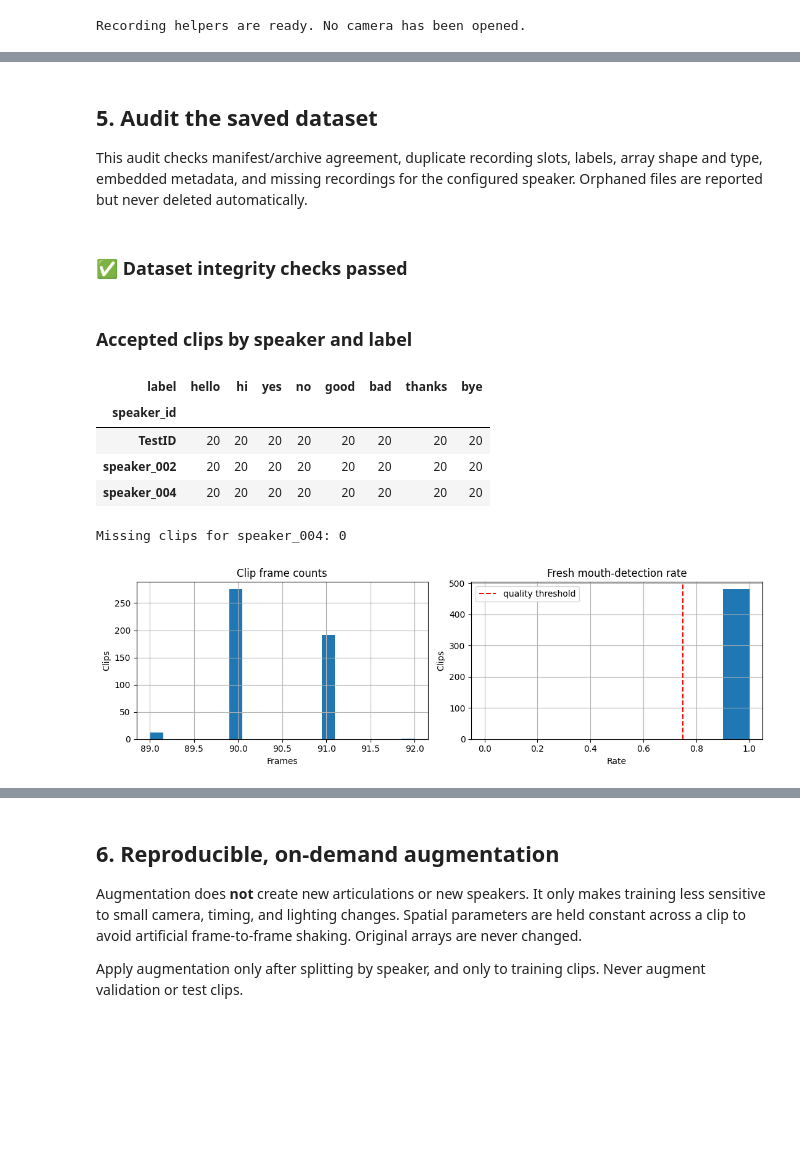
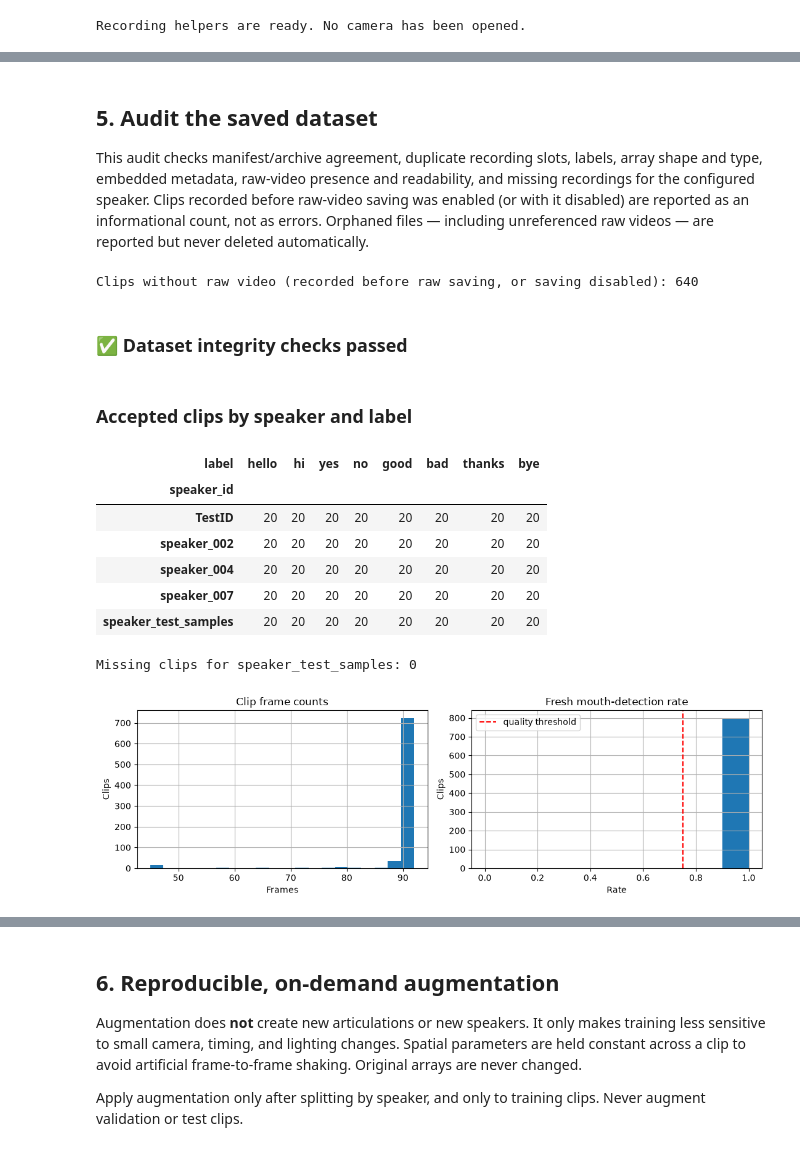
Before and after one commit to Tempesta-96/VisionSpeak, a Jupyter notebook: record_custom_word_dataset.ipynb, the cells around one changed output, grey strips where cells are left out. Saved outputs shown, nothing was run; the diff lists cells and outputs as text; code cells hidden in the pictures; blank space fills up the shorter version.

Commit message:
feat: raw mp4 recordings for lip reading
ignore raw mp4 data in git tracking because of large datatset size

```diff
--- a/record_custom_word_dataset.ipynb
+++ b/record_custom_word_dataset.ipynb
@@ -57,6 +61,6 @@ Change `SPEAKER_ID` before recording a different person. Use an anonymous identi
 # %%
 WORDS = ('hello', 'hi', 'yes', 'no', 'good', 'bad', 'thanks', 'bye')
-SPEAKER_ID = 'speaker_004'  # Change this for every participant.
+SPEAKER_ID = 'speaker_test_samples'  # Change this for every participant.
 CAMERA_INDEX = 0
 NUM_ROUNDS = 20
 COUNTDOWN_SECONDS = 2.0
@@ -65,13 +69,16 @@ FRAME_WIDTH = 100
 FRAME_HEIGHT = 50
 MIN_FRAMES = 30
 MIN_DETECTION_RATE = 0.75
+SAVE_RAW_VIDEO = True  # Also save the raw, full-frame webcam video of accepted clips as MP4.
+RAW_VIDEO_FOURCC = 'mp4v'  # Encoder fourcc; 'mp4v' works with every stock OpenCV build.
 COLLECTION_SEED = 2026
 OUTPUT_ROOT = PROJECT_ROOT / 'data' / 'custom_words'
 MANIFEST_PATH = OUTPUT_ROOT / 'manifest.csv'
 LANDMARKER_PATH = PROJECT_ROOT / 'processing' / 'face_landmarker.task'
+RAW_VIDEO_ROOT = OUTPUT_ROOT / 'raw'
 
 MANIFEST_COLUMNS = [
-    'sample_id', 'speaker_id', 'label', 'repetition', 'relative_path',
+    'sample_id', 'speaker_id', 'label', 'repetition', 'relative_path', 'raw_video_path',
     'frame_count', 'fps', 'duration_seconds', 'detection_rate', 'captured_at',
 ]
 SPEAKER_PATTERN = re.compile(r'^[A-Za-z0-9_-]+$')
@@ -86,6 +93,10 @@ def validate_configuration() -> None:
         raise ValueError('WORDS must contain unique labels.')
     if NUM_ROUNDS <= 0 or RECORD_SECONDS <= 0 or COUNTDOWN_SECONDS < 0:
         raise ValueError('Round and timing settings must be positive.')
+    if not isinstance(SAVE_RAW_VIDEO, bool):
+        raise ValueError('SAVE_RAW_VIDEO must be True or False.')
+    if len(RAW_VIDEO_FOURCC) != 4:
+        raise ValueError('RAW_VIDEO_FOURCC must be exactly four characters, e.g. "mp4v".')
     if not LANDMARKER_PATH.is_file():
         raise FileNotFoundError(f'Face landmarker not found: {LANDMARKER_PATH}')
 
@@ -95,4 +106,8 @@ OUTPUT_ROOT.mkdir(parents=True, exist_ok=True)
 print(f'Speaker: {SPEAKER_ID}')
 print(f'Target: {NUM_ROUNDS} recordings × {len(WORDS)} words = {NUM_ROUNDS * len(WORDS)} clips')
 print(f'Output: {OUTPUT_ROOT}')
+if SAVE_RAW_VIDEO:
+    print(f'Raw video: enabled ({RAW_VIDEO_FOURCC} MP4 under {RAW_VIDEO_ROOT.relative_to(PROJECT_ROOT)})')
+else:
+    print('Raw video: disabled (mouth-crop archives only)')
 # %% [output]
@@ -487,7 +575,7 @@ Collection complete for speaker_004: 160/160 clips.
 # %% [markdown]
 ## 5. Audit the saved dataset
 
-This audit checks manifest/archive agreement, duplicate recording slots, labels, array shape and type, embedded metadata, and missing recordings for the configured speaker. Orphaned files are reported but never deleted automatically.
+This audit checks manifest/archive agreement, duplicate recording slots, labels, array shape and type, embedded metadata, raw-video presence and readability, and missing recordings for the configured speaker. Clips recorded before raw-video saving was enabled (or with it disabled) are reported as an informational count, not as errors. Orphaned files — including unreferenced raw videos — are reported but never deleted automatically.
 # %%
 def audit_dataset() -> tuple[pd.DataFrame, pd.DataFrame]:
     manifest = load_manifest()
@@ -500,6 +588,8 @@ def audit_dataset() -> tuple[pd.DataFrame, pd.DataFrame]:
         issues.append({'sample_id': str(row.sample_id), 'issue': 'Duplicate speaker/label/repetition slot.'})
 
     referenced_paths: set[Path] = set()
+    referenced_raw_paths: set[Path] = set()
+    clips_without_raw_video = 0
     for row in manifest.itertuples(index=False):
         sample_id = str(row.sample_id)
         if str(row.label) not in WORDS:
@@ -509,6 +599,23 @@ def audit_dataset() -> tuple[pd.DataFrame, pd.DataFrame]:
         if not path.is_file():
             issues.append({'sample_id': sample_id, 'issue': f'Missing archive: {path}'})
             continue
+        raw_relative = '' if pd.isna(row.raw_video_path) else str(row.raw_video_path)
+        if raw_relative:
+            raw_path = OUTPUT_ROOT / raw_relative
+            referenced_raw_paths.add(raw_path.resolve())
+            if not raw_path.is_file():
+                issues.append({'sample_id': sample_id, 'issue': f'Missing raw video: {raw_path}'})
+            elif raw_path.stat().st_size == 0:
+                issues.append({'sample_id': sample_id, 'issue': f'Empty raw video: {raw_path}'})
+            else:
+                probe = cv2.VideoCapture(str(raw_path))
+                try:
+                    if not probe.isOpened() or probe.get(cv2.CAP_PROP_FRAME_COUNT) <= 0:
+                        issues.append({'sample_id': sample_id, 'issue': f'Unreadable raw video: {raw_path}'})
+                finally:
+                    probe.release()
+        else:
+            clips_without_raw_video += 1
         try:
             with np.load(path, allow_pickle=False) as archive:
                 if 'frames' not in archive.files:
@@ -532,6 +639,17 @@ def audit_dataset() -> tuple[pd.DataFrame, pd.DataFrame]:
         for path in clips_root.rglob('*.npz'):
             if path.resolve() not in referenced_paths:
                 issues.append({'sample_id': '', 'issue': f'Orphaned archive: {path}'})
+
+    if RAW_VIDEO_ROOT.is_dir():
+        for path in RAW_VIDEO_ROOT.rglob('*.mp4'):
+            if path.resolve() not in referenced_raw_paths:
+                issues.append({'sample_id': '', 'issue': f'Orphaned raw video: {path}'})
+
+    if clips_without_raw_video:
+        print(
+            f'Clips without raw video (recorded before raw saving, or saving disabled): '
+            f'{clips_without_raw_video}'
+        )
 
     return manifest, pd.DataFrame(issues, columns=['sample_id', 'issue'])
 
@@ -545,35 +663,38 @@ else:
 
 if not manifest.empty:
     counts = manifest.pivot_table(index='speaker_id', columns='label', values='sample_id', aggfunc='count', fill_value=0)
     display(Markdown('### Accepted clips by speaker and label'))
     display(counts.reindex(columns=WORDS, fill_value=0))
 
     expected = pd.MultiIndex.from_product([[SPEAKER_ID], WORDS, range(1, NUM_ROUNDS + 1)], names=['speaker_id', 'label', 'repetition'])
     actual = pd.MultiIndex.from_frame(manifest[['speaker_id', 'label', 'repetition']].assign(repetition=lambda x: x.repetition.astype(int)))
     missing = expected.difference(actual)
     print(f'Missing clips for {SPEAKER_ID}: {len(missing)}')
     if len(missing):
         display(pd.DataFrame(missing.tolist(), columns=missing.names).head(30))
 
     fig, axes = plt.subplots(1, 2, figsize=(11, 3.5))
     manifest['frame_count'].astype(float).hist(ax=axes[0], bins=20)
     axes[0].set(title='Clip frame counts', xlabel='Frames', ylabel='Clips')
     manifest['detection_rate'].astype(float).hist(ax=axes[1], bins=np.linspace(0, 1, 11))
     axes[1].axvline(MIN_DETECTION_RATE, color='red', linestyle='--', label='quality threshold')
     axes[1].set(title='Fresh mouth-detection rate', xlabel='Rate', ylabel='Clips')
     axes[1].legend()
     plt.tight_layout()
     plt.show()
 # %% [output]
+Clips without raw video (recorded before raw saving, or saving disabled): 640
 ### ✅ Dataset integrity checks passed
 ### Accepted clips by speaker and label
 | label | hello | hi | yes | no | good | bad | thanks | bye |
 | speaker_id |  |  |  |  |  |  |  |  |
 | TestID | 20 | 20 | 20 | 20 | 20 | 20 | 20 | 20 |
 | speaker_002 | 20 | 20 | 20 | 20 | 20 | 20 | 20 | 20 |
 | speaker_004 | 20 | 20 | 20 | 20 | 20 | 20 | 20 | 20 |
+| speaker_007 | 20 | 20 | 20 | 20 | 20 | 20 | 20 | 20 |
+| speaker_test_samples | 20 | 20 | 20 | 20 | 20 | 20 | 20 | 20 |
-Missing clips for speaker_004: 0
+Missing clips for speaker_test_samples: 0
-[figure, old version]
+[figure, new version]
 # %%
 def show_contact_sheet(manifest: pd.DataFrame, speaker_id: str | None = None) -> None:
     rows = manifest.copy()
```
Also changed, not shown: parts of 10 cells of this notebook, 1 other file.
